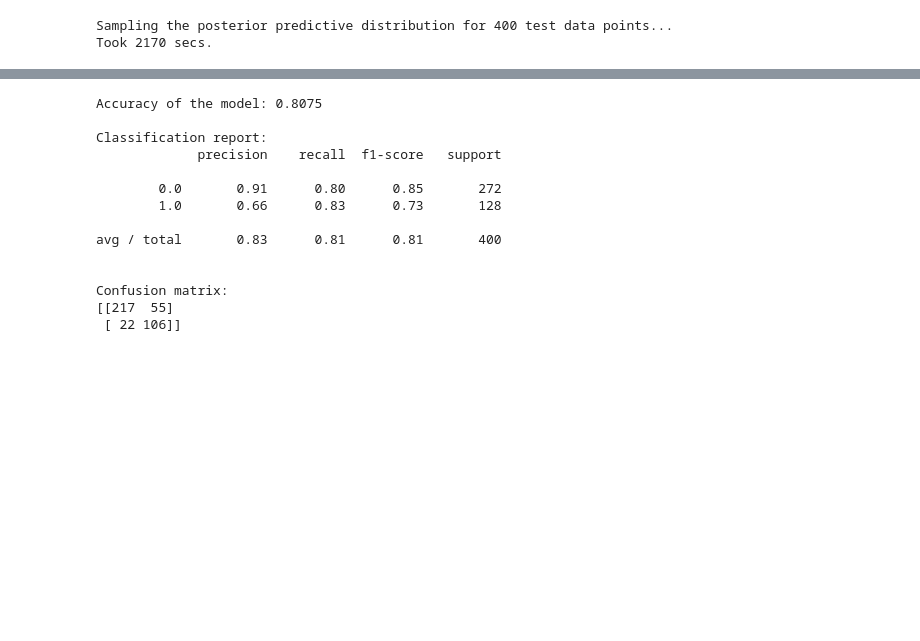
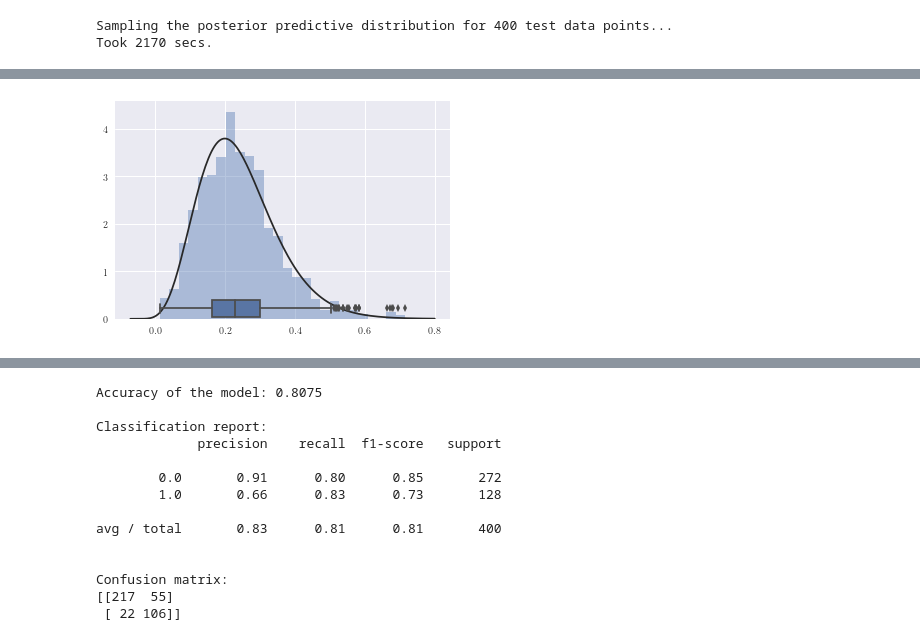
Before and after one commit to msahamed/earthquake_physics_bayesian_nn, a Jupyter notebook: Baysian_neural_network.ipynb, the cells around one changed output, grey strips where cells are left out. Saved outputs shown, nothing was run; the diff lists cells and outputs as text; code cells hidden in the pictures; blank space fills up the shorter version.

```diff
--- a/Baysian_neural_network.ipynb
+++ b/Baysian_neural_network.ipynb
@@ -230,14 +231,13 @@ Took 8 secs.
 # %%
 predictions_samp = samplepredictions[:, :, 0]
 # %%
-from scipy import stats
+
 sns.set(color_codes=True)
 
-xxx = samplepredictions[:, 1, 0]
-# sns.distplot(xxx, kde=False, fit=stats.gamma)
-
-ax = sns.distplot(xxx, kde=False, fit=stats.gamma)
-ax2 = ax.twinx()
-sns.boxplot(x=xxx, ax=ax2)
-ax2.set(ylim=(-.5, 10))
-plt.show()
+def plot_distribution(i):
+    xxx = samplepredictions[:, i, 0]
+    ax = sns.distplot(xxx, kde=False, fit=stats.gamma)
+    ax2 = ax.twinx()
+    sns.boxplot(x=xxx, ax=ax2)
+    ax2.set(ylim=(-.5, 10))
+    plt.show()
@@ -317 +359,5 @@ Index(['target', 'predictions', 'pred_std', 'pred_var', 'bin_pred'], dtype='obje
+# %%
+plot_distribution(9)
+# %% [output]
+[figure, added]
 # %%
```
Also changed, not shown: parts of 9 cells of this notebook.
